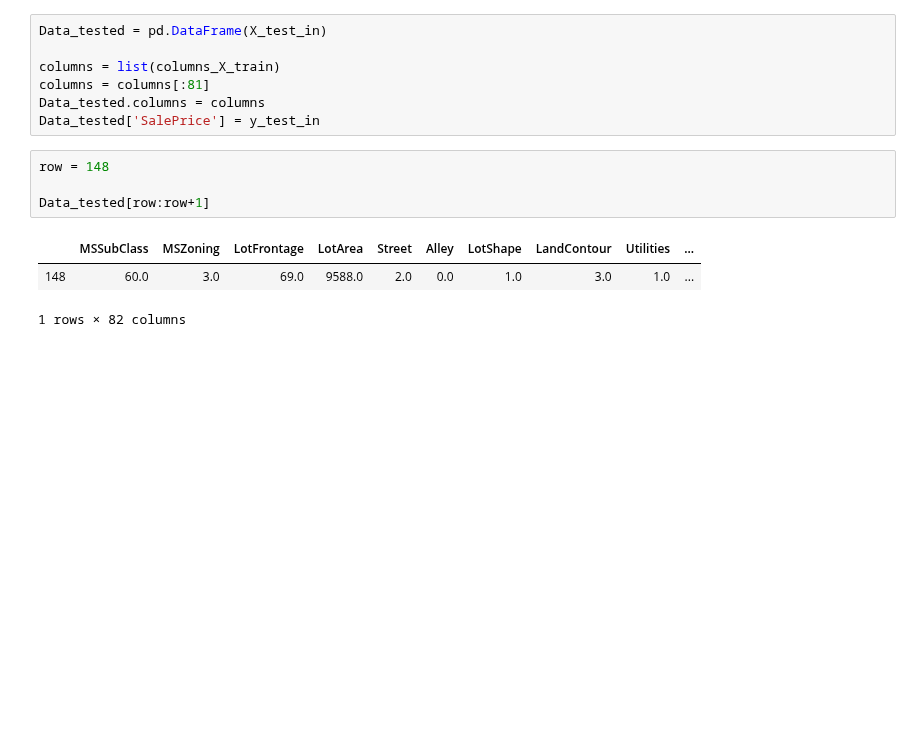
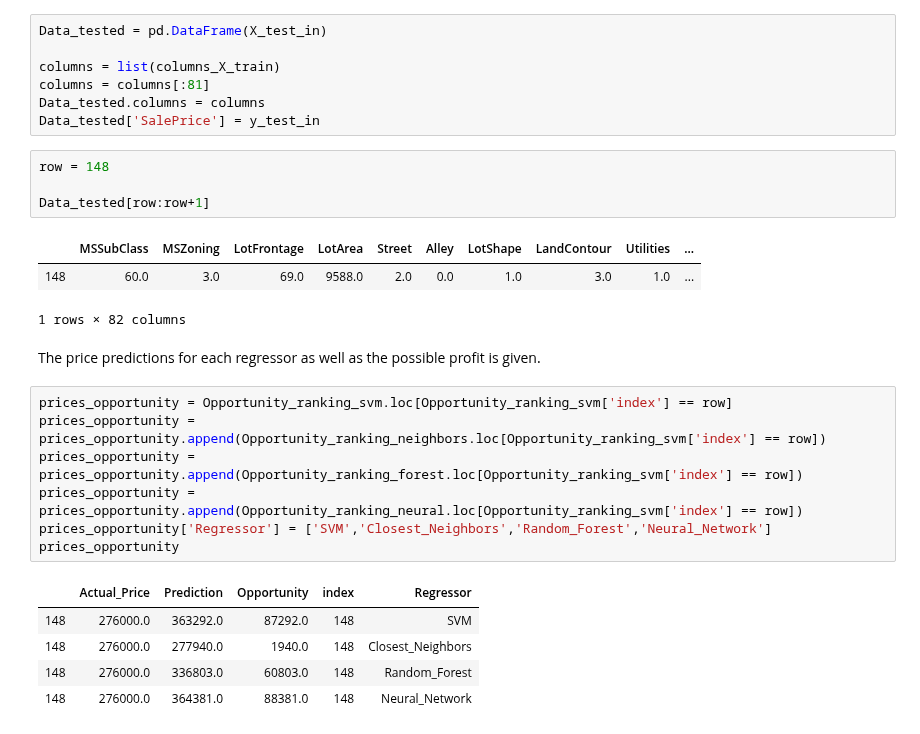
Before and after one commit to BenInTheBox/DataScienceInPractice, a Jupyter notebook: project/code.ipynb, the cells around one changed output. Saved outputs shown, nothing was run; the diff lists cells and outputs as text; blank space fills up the shorter version.

```diff
--- a/project/code.ipynb
+++ b/project/code.ipynb
@@ -1108,3 +1097,18 @@ Data_tested[row:row+1]
 |  | MSSubClass | MSZoning | LotFrontage | LotArea | Street | Alley | LotShape | LandContour | Utilities | ... |
 | 148 | 60.0 | 3.0 | 69.0 | 9588.0 | 2.0 | 0.0 | 1.0 | 3.0 | 1.0 | ... |
 1 rows × 82 columns
+# %% [markdown]
+The price predictions for each regressor as well as the possible profit is given.
+# %%
+prices_opportunity = Opportunity_ranking_svm.loc[Opportunity_ranking_svm['index'] == row]
+prices_opportunity = prices_opportunity.append(Opportunity_ranking_neighbors.loc[Opportunity_ranking_svm['index'] == row])
+prices_opportunity = prices_opportunity.append(Opportunity_ranking_forest.loc[Opportunity_ranking_svm['index'] == row])
+prices_opportunity = prices_opportunity.append(Opportunity_ranking_neural.loc[Opportunity_ranking_svm['index'] == row])
+prices_opportunity['Regressor'] = ['SVM','Closest_Neighbors','Random_Forest','Neural_Network']
+prices_opportunity
+# %% [output]
+|  | Actual_Price | Prediction | Opportunity | index | Regressor |
+| 148 | 276000.0 | 363292.0 | 87292.0 | 148 | SVM |
+| 148 | 276000.0 | 277940.0 | 1940.0 | 148 | Closest_Neighbors |
+| 148 | 276000.0 | 336803.0 | 60803.0 | 148 | Random_Forest |
+| 148 | 276000.0 | 364381.0 | 88381.0 | 148 | Neural_Network |
```
Also changed, not shown: parts of 11 cells of this notebook.
